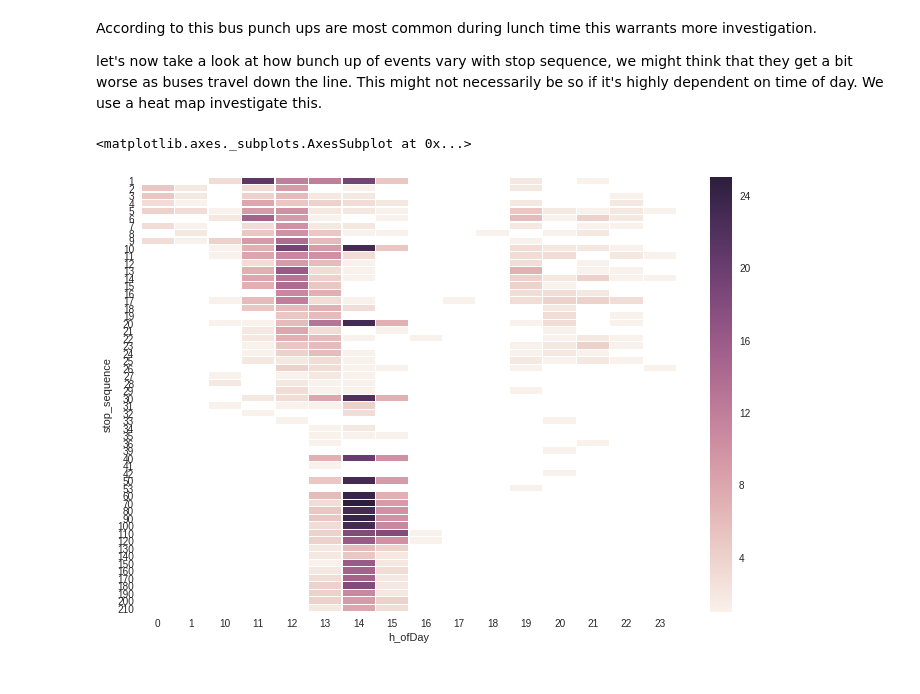
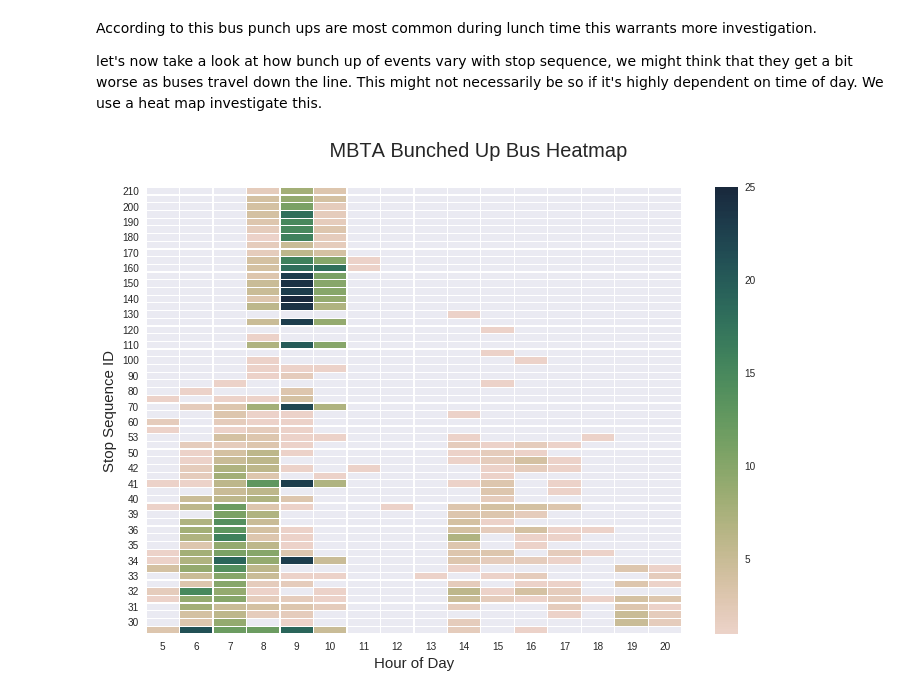
Before and after one commit to jayventi/bunched_up_buses, a Jupyter notebook: mbta_traffic_data_workshop.ipynb, the cells around one changed output. Saved outputs shown, nothing was run; the diff lists cells and outputs as text; code cells hidden in the pictures.

```diff
--- a/mbta_traffic_data_workshop.ipynb
+++ b/mbta_traffic_data_workshop.ipynb
@@ -475,23 +487,35 @@ sns.stripplot(x="h_ofDay", y="counts", hue="wait_bin3", data=bunchups_bus3)
 According to this bus punch ups are most common during lunch time this warrants more investigation.
 
 let's now take a look at how bunch up of events vary with stop sequence, we might think that they get a bit worse as buses travel down the line. This might not necessarily be so if it's highly dependent on time of day. We use a heat map investigate this.
-# %%
-#bunchups_bus3.head(3)
-bunchb3_bincut= wait_bin3.query("wait_bin3 <= 1")[['h_ofDay','stop_sequence', 'counts']]
-
-bunchb3 = bunchb3_bincut.pivot('stop_sequence','h_ofDay', 'counts')
-#bunchb3.head()
-
-
-stepsize = 10
-ss_de = bunchb3_bincut.describe().stop_sequence
-start =ss_de['min']
-end = ss_de['max'] + stepsize -1
-f, ax = plt.subplots(figsize=(12, 8))
-
-ax.yaxis.set_ticks(np.arange(start, end, stepsize))
-
-sns.heatmap(bunchb3,  linewidths=.2)
-# %% [output]
-<matplotlib.axes._subplots.AxesSubplot at 0x...>
-[figure, removed]
+# %%
+#bunchups_bus3.head(3)
+bunchb3_bincut= wait_bin3.query("wait_bin3 <= 1")[['h_ofDay','stop_sequence', 'counts']]
+
+# Lode sns data by reorering the bunchb3_bincut df
+bunchb3 = bunchb3_bincut.pivot(index='stop_sequence',columns='h_ofDay',values='counts')
+
+# set grid style
+sns.set_style("darkgrid")
+# Initialize Figure and Axes object
+#plt.figure(figsize=(12,8))
+fig, ax = plt.subplots(figsize=(12, 8))
+# Setup color palettes
+cube1 = sns.cubehelix_palette(12, start=.1, rot=-.79, as_cmap=True)
+cube2 = sns.cubehelix_palette(light=.8, as_cmap=True)
+
+# Construct heatmap plot
+g = sns.heatmap(bunchb3,  linewidths=.2, cmap = cube1)
+
+# setup graph styles
+ymin, ymax = plt.ylim()
+plt.ylim(ymax, ymin)
+plt.xlim(0, None)
+plt.locator_params(axis='y', nbins=30)
+ax.set_xlabel('Hour of Day',fontsize=15)
+ax.set_ylabel('Stop Sequence ID',fontsize=15)
+fig.suptitle('MBTA Bunched Up Bus Heatmap', fontsize=20)
+
+
+plt.show()
+# %% [output]
+[figure, added]
```
Also changed, not shown: parts of 10 cells of this notebook.
